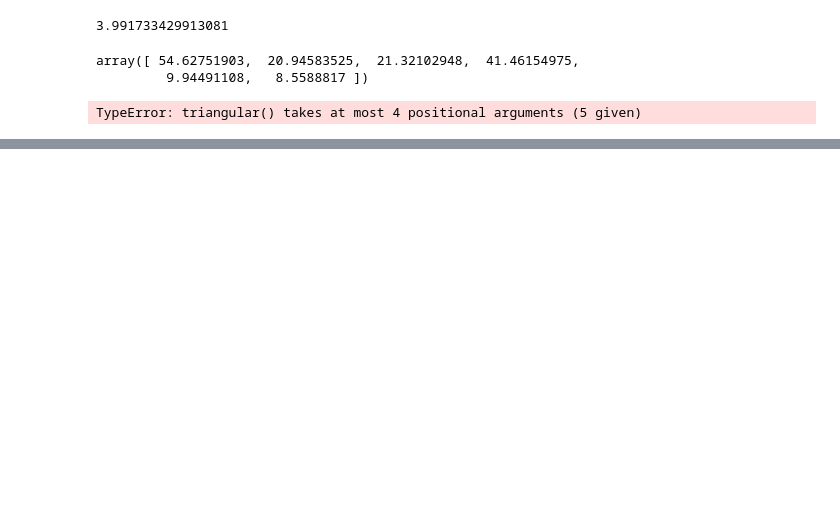
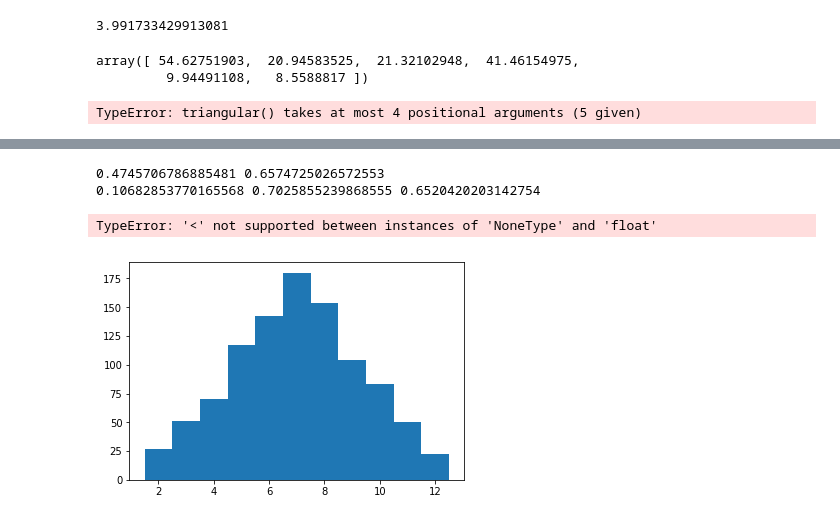
Before and after one commit to nualagallagher/programing-for-data-analysis, a Jupyter notebook: programming assignment.ipynb, the cells around one changed output, grey strips where cells are left out. Saved outputs shown, nothing was run; the diff lists cells and outputs as text; code cells hidden in the pictures; blank space fills up the shorter version.

Commit message:
Add files via upload
a description on seeds and distributions, some are difficult to fully understand their functions even from trying to run them in numerous ways.

```diff
--- a/programming assignment.ipynb
+++ b/programming assignment.ipynb
@@ -194,0 +237,45 @@ array([ 0.67493765,  0.25717196,  0.29377077,  0.81811746])
+# %%
+# Below random numbers are generated using the seed function.
+# all numbers generated are between 0-1 but not including 1.
+# seed the pseudorandom number generator
+from random import seed
+from random import random
+# seed random number generator
+seed(12)
+# generate 2 random numbers
+print(random(), random())
+# reset the seed
+seed(14)
+# generate 3 random numbers
+print(random(), random(), random())
+# %% [output]
+0.4745706786885481 0.6574725026572553
+0.10682853770165568 0.7025855239868555 0.6520420203142754
+# %%
+import pylab
+import random
+random.seed(12)
+
+
+
+pylab.hist(random.seed(12))
+pylab.show()
+# %% [output]
+TypeError: '<' not supported between instances of 'NoneType' and 'float'
+# %%
+# Below is a stimulation of rolling a dice and the randomness of what will be choosen.
+import pylab
+import random
+random.seed(113)
+samples = 1000
+dice = []
+for i in range(samples):
+    total = random.randint(1,6) + random.randint(1,6)
+    dice.append(total)
+pylab.hist(dice, bins= pylab.arange(1.5,12.6,1.0))
+pylab.show()
+
+
+#https://www.packtpub.com/mapt/book/big_data_and_business_intelligence/9781785884870/2/ch02lvl1sec20/python-random-numbers-in-jupyter
+# %% [output]
+[figure, added]
```
Also changed, not shown: parts of 13 cells of this notebook.
